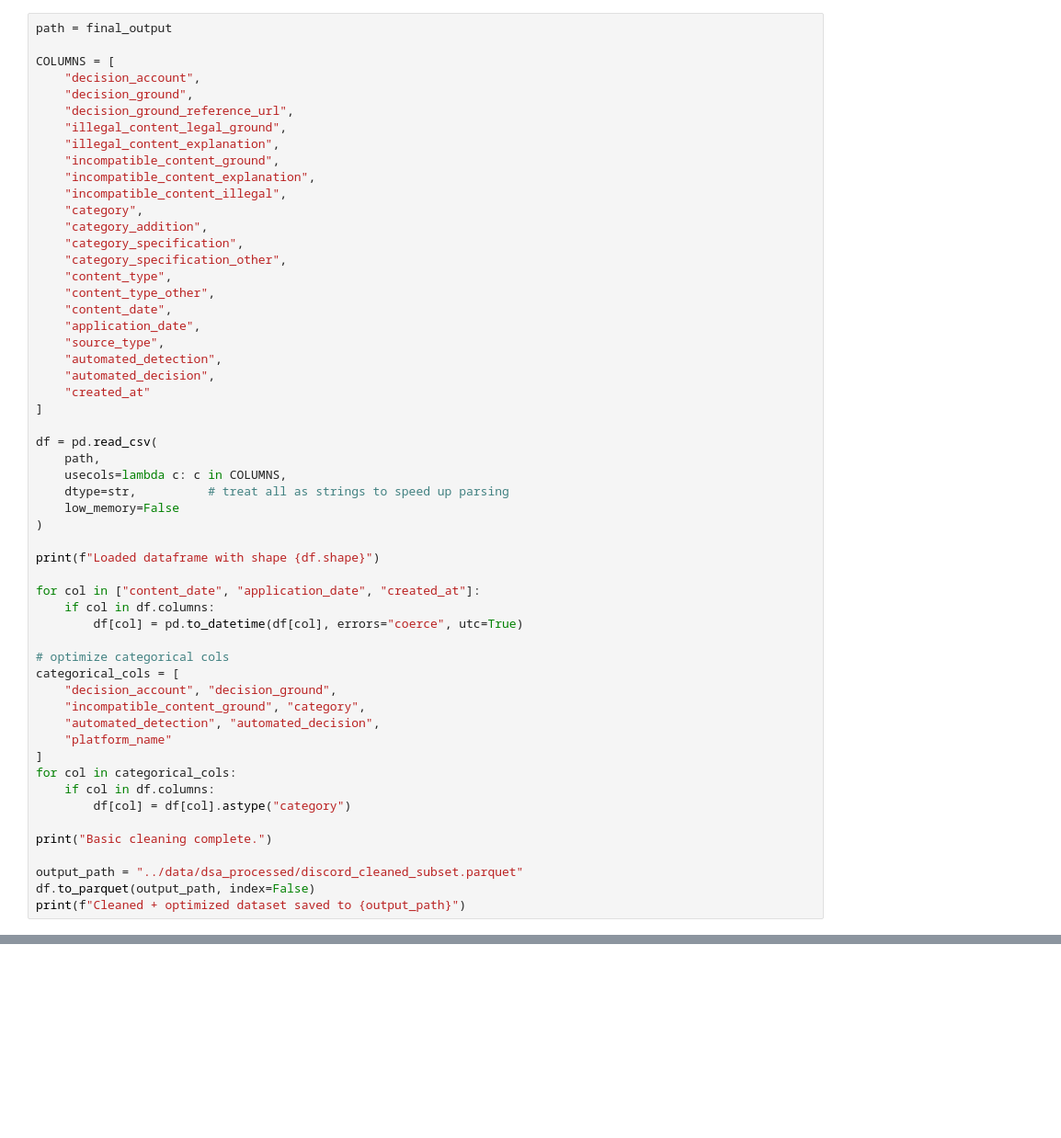
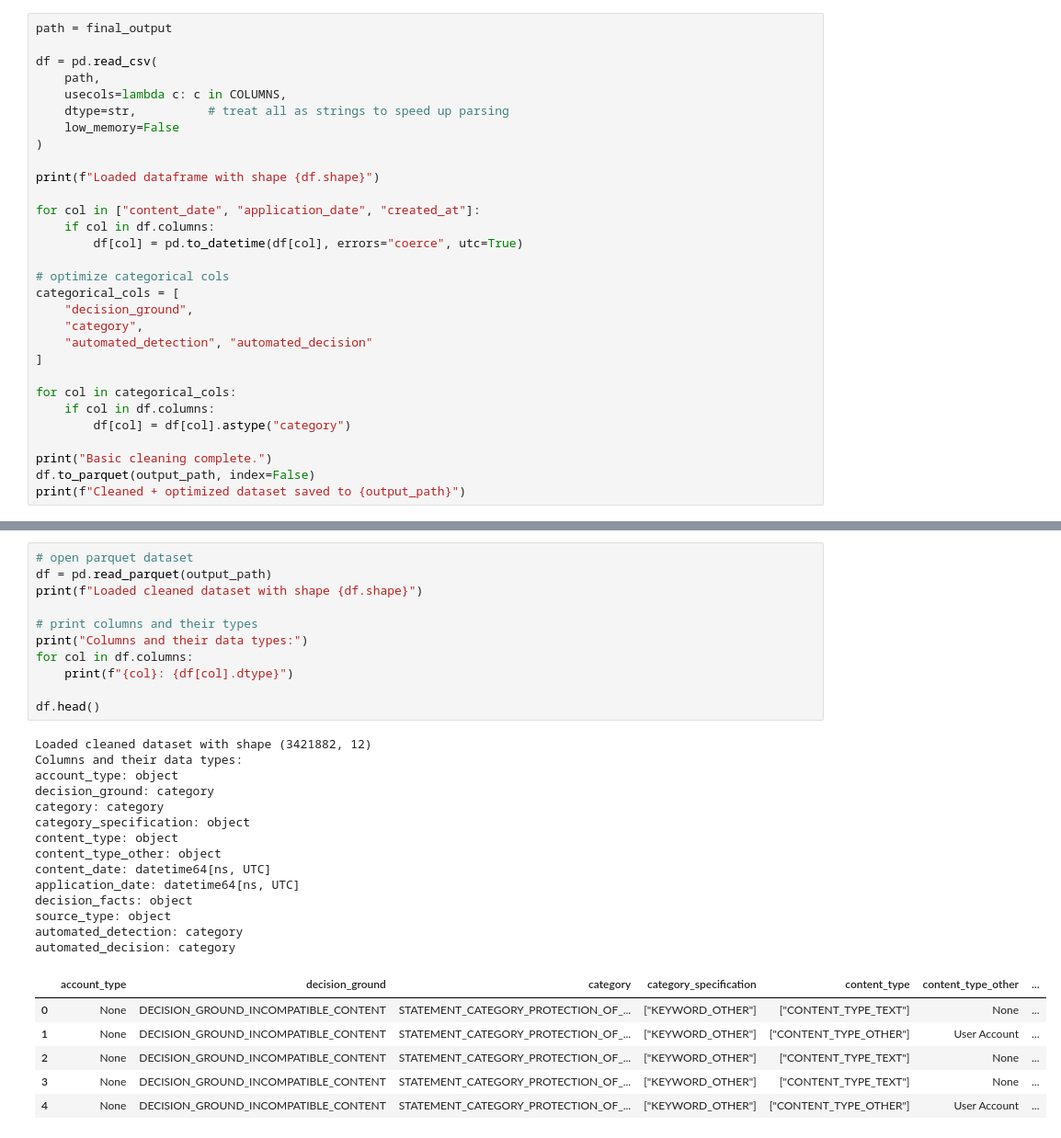
Before and after one commit to annaneliaa/discord-ccs, a Jupyter notebook: code/dsa.ipynb, the cells around one changed output, grey strips where cells are left out. Shown at 92% size. Cells and saved outputs as stored; diff of their text form; blank space fills up the shorter version.

Commit message:
started analyzing DSA dataset

```diff
--- a/code/dsa.ipynb
+++ b/code/dsa.ipynb
@@ -149,28 +193,5 @@ else:
 # %%
 path = final_output
-
-COLUMNS = [
-    "decision_account",
-    "decision_ground",
-    "decision_ground_reference_url",
-    "illegal_content_legal_ground",
-    "illegal_content_explanation",
-    "incompatible_content_ground",
-    "incompatible_content_explanation",
-    "incompatible_content_illegal",
-    "category",
-    "category_addition",
-    "category_specification",
-    "category_specification_other",
-    "content_type",
-    "content_type_other",
-    "content_date",
-    "application_date",
-    "source_type",
-    "automated_detection",
-    "automated_decision",
-    "created_at"
-]
 
 df = pd.read_csv(
     path,
@@ -187,17 +208,15 @@ for col in ["content_date", "application_date", "created_at"]:
 
 # optimize categorical cols
 categorical_cols = [
-    "decision_account", "decision_ground",
-    "incompatible_content_ground", "category",
-    "automated_detection", "automated_decision",
-    "platform_name"
+    "decision_ground",
+    "category",
+    "automated_detection", "automated_decision"
 ]
+
 for col in categorical_cols:
     if col in df.columns:
         df[col] = df[col].astype("category")
 
 print("Basic cleaning complete.")
-
-output_path = "../data/dsa_processed/discord_cleaned_subset.parquet"
 df.to_parquet(output_path, index=False)
 print(f"Cleaned + optimized dataset saved to {output_path}")
@@ -203,0 +229,32 @@ print(f"Cleaned + optimized dataset saved to {output_path}")
+# %%
+# open parquet dataset
+df = pd.read_parquet(output_path)
+print(f"Loaded cleaned dataset with shape {df.shape}")
+
+# print columns and their types
+print("Columns and their data types:")
+for col in df.columns:
+    print(f"{col}: {df[col].dtype}")
+
+df.head()
+# %% [output]
+Loaded cleaned dataset with shape (3421882, 12)
+Columns and their data types:
+account_type: object
+decision_ground: category
+category: category
+category_specification: object
+content_type: object
+content_type_other: object
+content_date: datetime64[ns, UTC]
+application_date: datetime64[ns, UTC]
+decision_facts: object
+source_type: object
+automated_detection: category
+automated_decision: category
+|  | account_type | decision_ground | category | category_specification | content_type | content_type_other | ... |
+| 0 | None | DECISION_GROUND_INCOMPATIBLE_CONTENT | STATEMENT_CATEGORY_PROTECTION_OF_... | ["KEYWORD_OTHER"] | ["CONTENT_TYPE_TEXT"] | None | ... |
+| 1 | None | DECISION_GROUND_INCOMPATIBLE_CONTENT | STATEMENT_CATEGORY_PROTECTION_OF_... | ["KEYWORD_OTHER"] | ["CONTENT_TYPE_OTHER"] | User Account | ... |
+| 2 | None | DECISION_GROUND_INCOMPATIBLE_CONTENT | STATEMENT_CATEGORY_PROTECTION_OF_... | ["KEYWORD_OTHER"] | ["CONTENT_TYPE_TEXT"] | None | ... |
+| 3 | None | DECISION_GROUND_INCOMPATIBLE_CONTENT | STATEMENT_CATEGORY_PROTECTION_OF_... | ["KEYWORD_OTHER"] | ["CONTENT_TYPE_TEXT"] | None | ... |
+| 4 | None | DECISION_GROUND_INCOMPATIBLE_CONTENT | STATEMENT_CATEGORY_PROTECTION_OF_... | ["KEYWORD_OTHER"] | ["CONTENT_TYPE_OTHER"] | User Account | ... |
```
Also changed, not shown: parts of 9 cells of this notebook, 1 other file.
